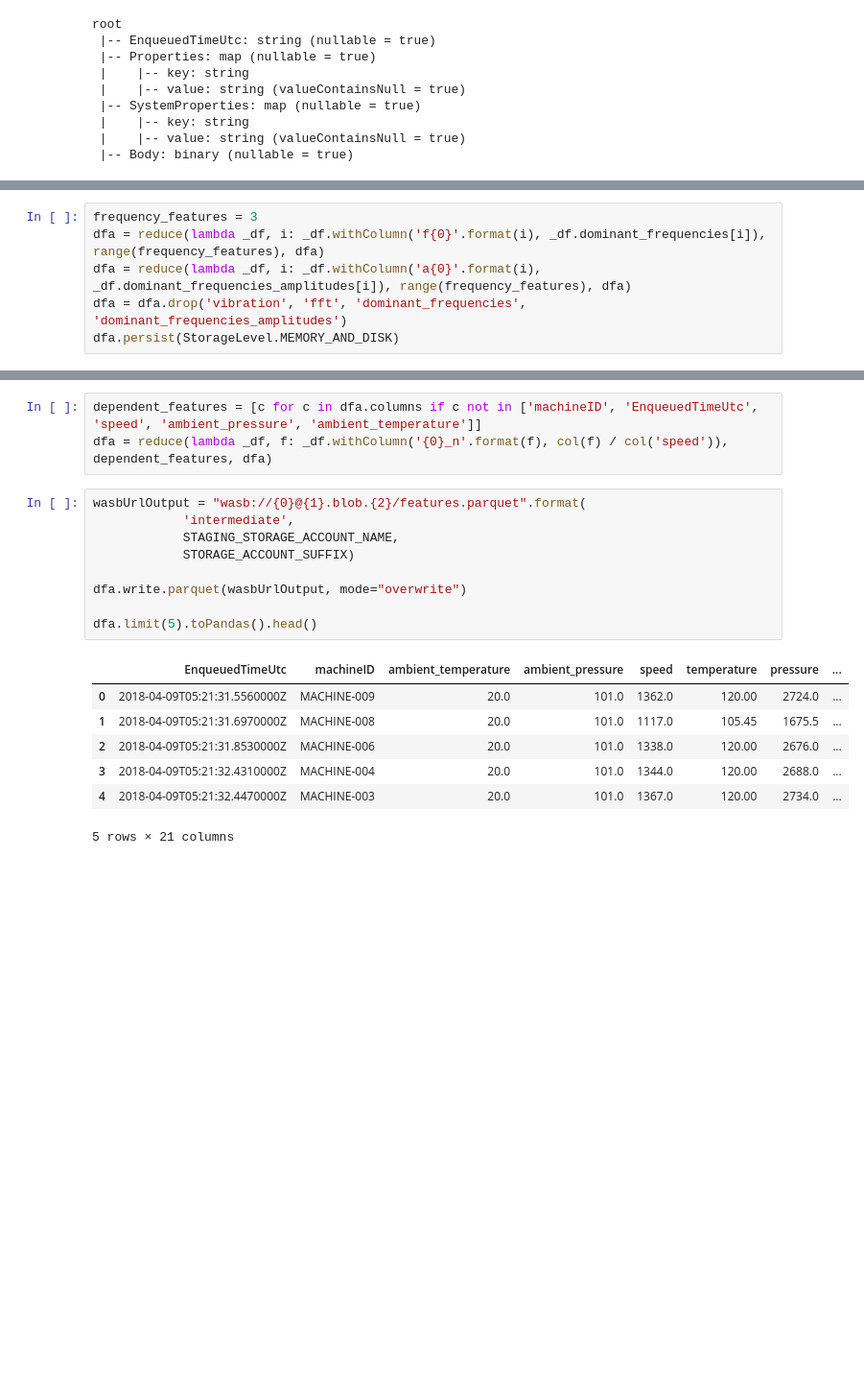
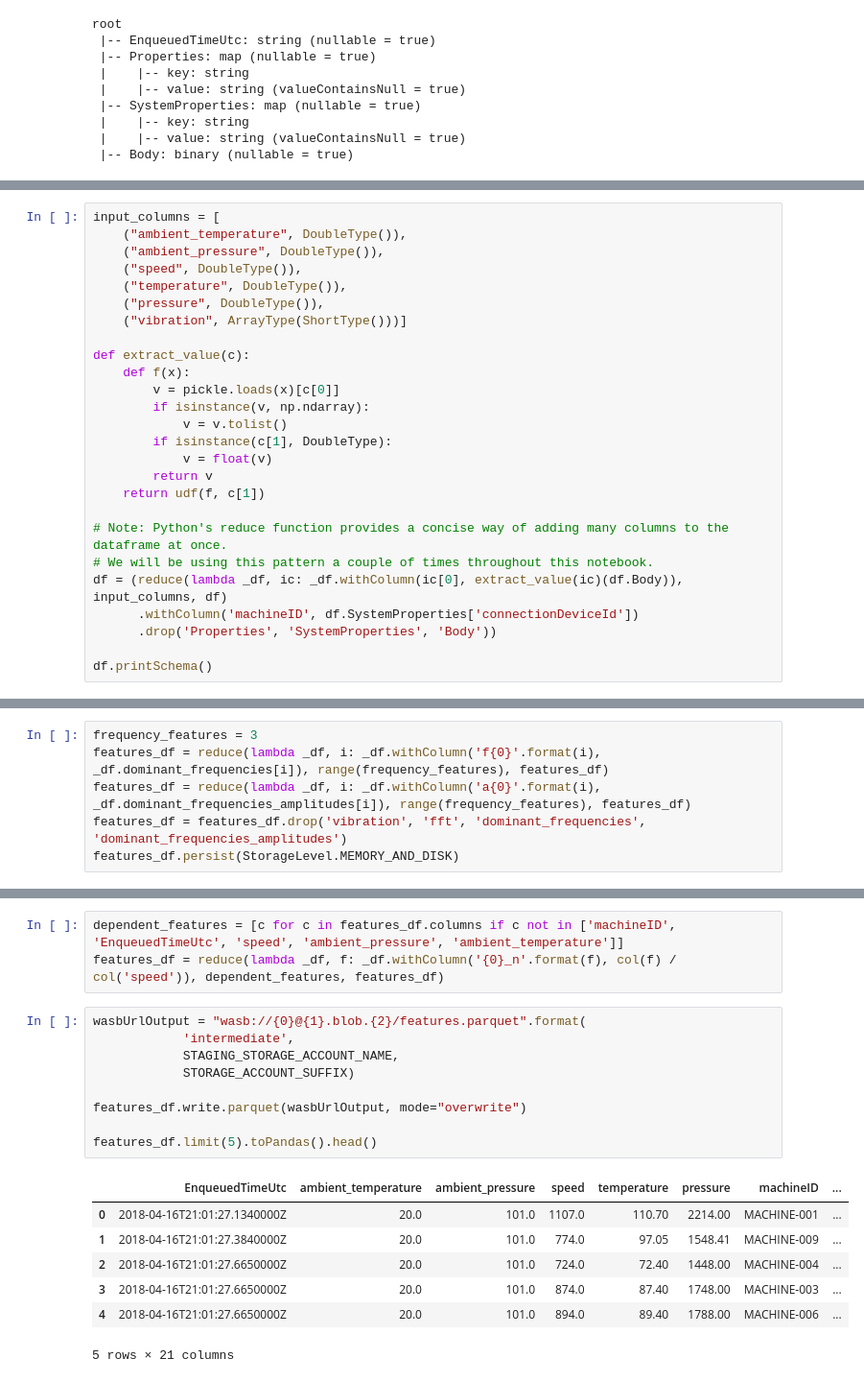
Before and after one commit to Azure/AI-PredictiveMaintenance, a Jupyter notebook: src/AML/Notebooks/FeatureEngineering.ipynb, the cells around one changed output, grey strips where cells are left out. Shown at 96% size. Saved outputs shown, nothing was run; the diff lists cells and outputs as text; blank space fills up the shorter version.

```diff
--- a/src/AML/Notebooks/FeatureEngineering.ipynb
+++ b/src/AML/Notebooks/FeatureEngineering.ipynb
@@ -75,0 +94,26 @@ Message count: 5460
+# %%
+input_columns = [
+    ("ambient_temperature", DoubleType()),
+    ("ambient_pressure", DoubleType()),
+    ("speed", DoubleType()),
+    ("temperature", DoubleType()),
+    ("pressure", DoubleType()),
+    ("vibration", ArrayType(ShortType()))]
+
+def extract_value(c):
+    def f(x):
+        v = pickle.loads(x)[c[0]]
+        if isinstance(v, np.ndarray):
+            v = v.tolist()
+        if isinstance(c[1], DoubleType):
+            v = float(v)
+        return v
+    return udf(f, c[1])
+
+# Note: Python's reduce function provides a concise way of adding many columns to the dataframe at once.
+# We will be using this pattern a couple of times throughout this notebook.
+df = (reduce(lambda _df, ic: _df.withColumn(ic[0], extract_value(ic)(df.Body)), input_columns, df)
+      .withColumn('machineID', df.SystemProperties['connectionDeviceId'])
+      .drop('Properties', 'SystemProperties', 'Body'))
+
+df.printSchema()
@@ -179,7 +210,7 @@ pdf.head()
 # %%
 frequency_features = 3
-dfa = reduce(lambda _df, i: _df.withColumn('f{0}'.format(i), _df.dominant_frequencies[i]), range(frequency_features), dfa)
-dfa = reduce(lambda _df, i: _df.withColumn('a{0}'.format(i), _df.dominant_frequencies_amplitudes[i]), range(frequency_features), dfa)
-dfa = dfa.drop('vibration', 'fft', 'dominant_frequencies', 'dominant_frequencies_amplitudes')
-dfa.persist(StorageLevel.MEMORY_AND_DISK)
+features_df = reduce(lambda _df, i: _df.withColumn('f{0}'.format(i), _df.dominant_frequencies[i]), range(frequency_features), features_df)
+features_df = reduce(lambda _df, i: _df.withColumn('a{0}'.format(i), _df.dominant_frequencies_amplitudes[i]), range(frequency_features), features_df)
+features_df = features_df.drop('vibration', 'fft', 'dominant_frequencies', 'dominant_frequencies_amplitudes')
+features_df.persist(StorageLevel.MEMORY_AND_DISK)
 # %% [output]
@@ -187,20 +218,20 @@ DataFrame[EnqueuedTimeUtc: string, machineID: string, ambient_temperature: doubl
 # %%
-dependent_features = [c for c in dfa.columns if c not in ['machineID', 'EnqueuedTimeUtc', 'speed', 'ambient_pressure', 'ambient_temperature']]
-dfa = reduce(lambda _df, f: _df.withColumn('{0}_n'.format(f), col(f) / col('speed')), dependent_features, dfa)
+dependent_features = [c for c in features_df.columns if c not in ['machineID', 'EnqueuedTimeUtc', 'speed', 'ambient_pressure', 'ambient_temperature']]
+features_df = reduce(lambda _df, f: _df.withColumn('{0}_n'.format(f), col(f) / col('speed')), dependent_features, features_df)
 # %%
 wasbUrlOutput = "wasb://{0}@{1}.blob.{2}/features.parquet".format(
             'intermediate',
             STAGING_STORAGE_ACCOUNT_NAME,
             STORAGE_ACCOUNT_SUFFIX)
 
-dfa.write.parquet(wasbUrlOutput, mode="overwrite")
+features_df.write.parquet(wasbUrlOutput, mode="overwrite")
 
-dfa.limit(5).toPandas().head()
+features_df.limit(5).toPandas().head()
 # %% [output]
-|  | EnqueuedTimeUtc | machineID | ambient_temperature | ambient_pressure | speed | temperature | pressure | ... |
-| 0 | 2018-04-09T05:21:31.5560000Z | MACHINE-009 | 20.0 | 101.0 | 1362.0 | 120.00 | 2724.0 | ... |
-| 1 | 2018-04-09T05:21:31.6970000Z | MACHINE-008 | 20.0 | 101.0 | 1117.0 | 105.45 | 1675.5 | ... |
-| 2 | 2018-04-09T05:21:31.8530000Z | MACHINE-006 | 20.0 | 101.0 | 1338.0 | 120.00 | 2676.0 | ... |
-| 3 | 2018-04-09T05:21:32.4310000Z | MACHINE-004 | 20.0 | 101.0 | 1344.0 | 120.00 | 2688.0 | ... |
-| 4 | 2018-04-09T05:21:32.4470000Z | MACHINE-003 | 20.0 | 101.0 | 1367.0 | 120.00 | 2734.0 | ... |
+|  | EnqueuedTimeUtc | ambient_temperature | ambient_pressure | speed | temperature | pressure | machineID | ... |
+| 0 | 2018-04-16T21:01:27.1340000Z | 20.0 | 101.0 | 1107.0 | 110.70 | 2214.00 | MACHINE-001 | ... |
+| 1 | 2018-04-16T21:01:27.3840000Z | 20.0 | 101.0 | 774.0 | 97.05 | 1548.41 | MACHINE-009 | ... |
+| 2 | 2018-04-16T21:01:27.6650000Z | 20.0 | 101.0 | 724.0 | 72.40 | 1448.00 | MACHINE-004 | ... |
+| 3 | 2018-04-16T21:01:27.6650000Z | 20.0 | 101.0 | 874.0 | 87.40 | 1748.00 | MACHINE-003 | ... |
+| 4 | 2018-04-16T21:01:27.6650000Z | 20.0 | 101.0 | 894.0 | 89.40 | 1788.00 | MACHINE-006 | ... |
 5 rows × 21 columns
```
Also changed, not shown: parts of 17 cells of this notebook.
